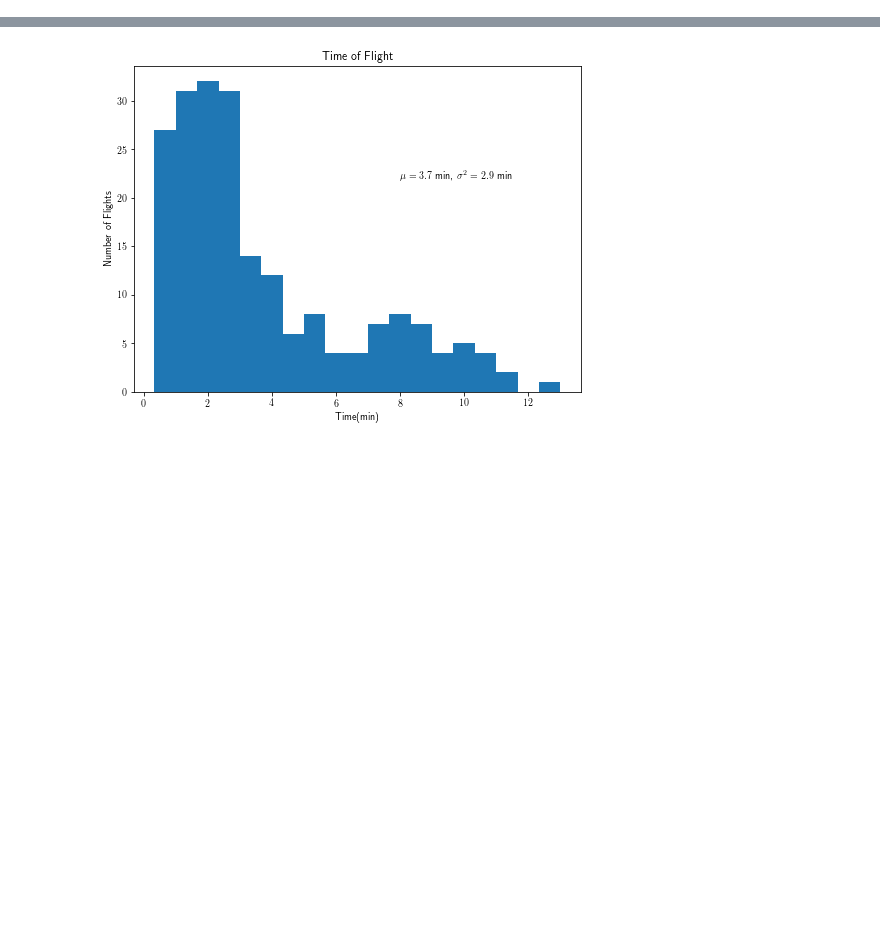
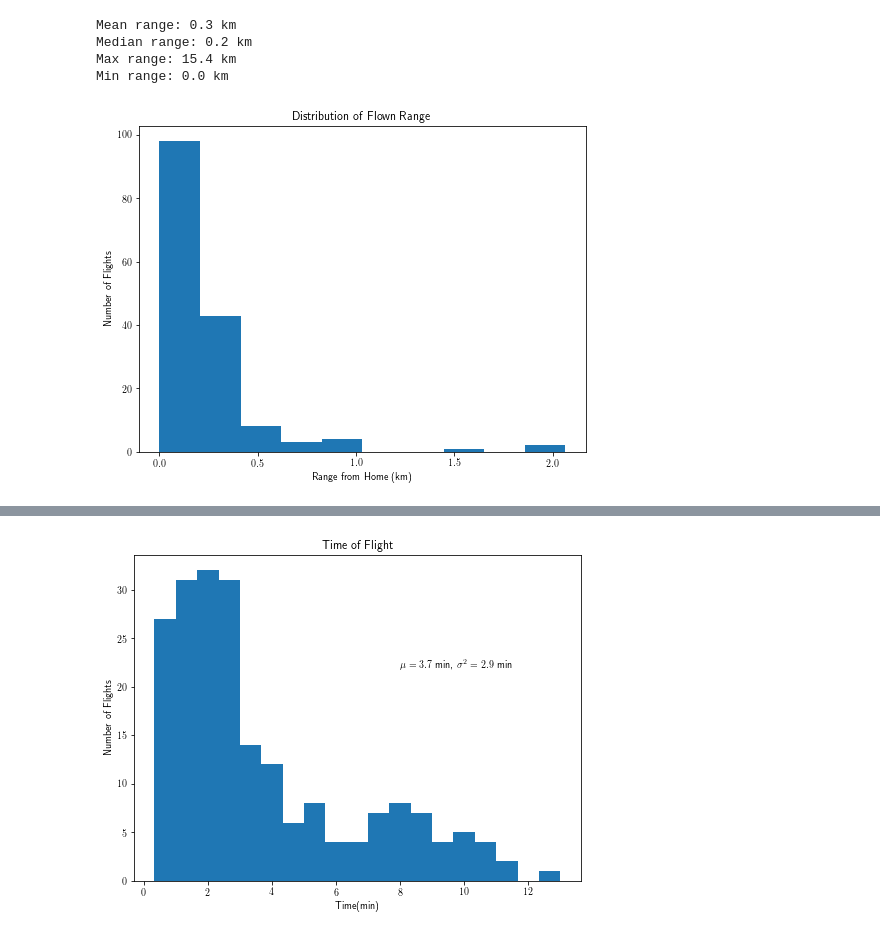
Before and after one commit to ntlhui/flight_data_analyzer, a Jupyter notebook: Flight Logs Analyzer Visualization.ipynb, the cells around one changed output, grey strips where cells are left out. Saved outputs shown, nothing was run; the diff lists cells and outputs as text; code cells hidden in the pictures; blank space fills up the shorter version.

```diff
--- a/Flight Logs Analyzer Visualization.ipynb
+++ b/Flight Logs Analyzer Visualization.ipynb
@@ -18,3 +17,30 @@ import datetime
+# %%
+# Plot the distribution of range from start
+# Requires data/ranges.npy from range.py
+ranges = np.load('data/ranges.npy') / 1000
+mean = np.mean(ranges)
+median = np.median(ranges)
+max_d = np.max(ranges)
+min_d = np.min(ranges[np.nonzero(ranges)])
+ranges = ranges[ranges < 3]
+
+fig = plt.figure(figsize=(8, 6))
+plt.hist(ranges)
+plt.xlabel('Range from Home (km)')
+plt.ylabel('Number of Flights')
+plt.title("Distribution of Flown Range")
+
+print('Mean range: %.1f km' % (mean))
+print('Median range: %.1f km' % (median))
+print('Max range: %.1f km' % (max_d))
+print('Min range: %.1f km' % (min_d))
+plt.savefig('outputs/ranges.png')
+# %% [output]
+Mean range: 0.3 km
+Median range: 0.2 km
+Max range: 15.4 km
+Min range: 0.0 km
+[figure, added]
 # %%
 # Plot distance histogram
 # distances.npy is generated by distance.py
```
Also changed, not shown: parts of 11 cells of this notebook.
